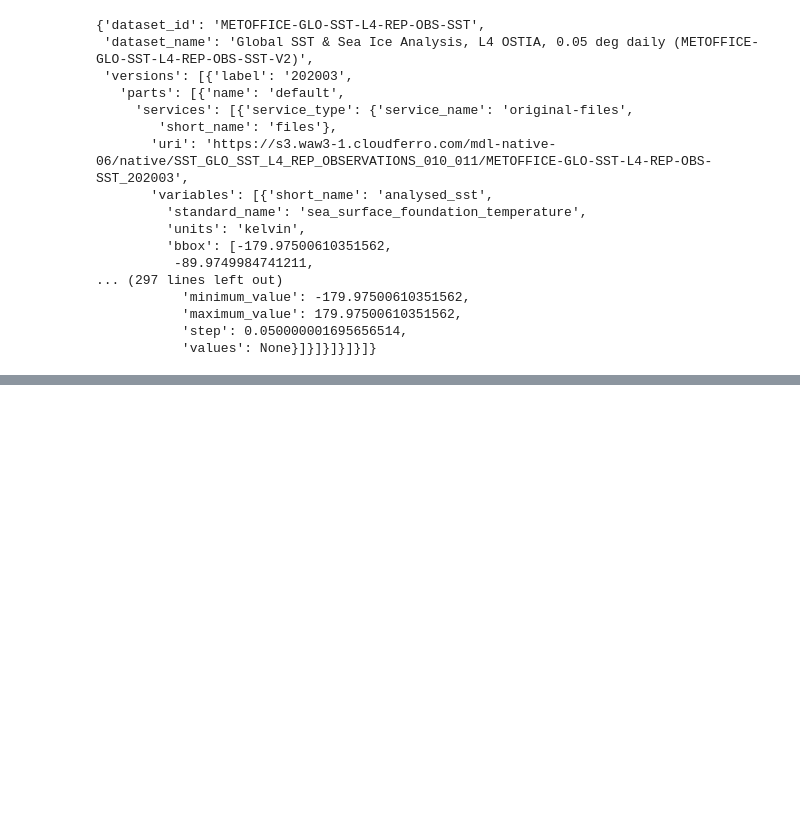
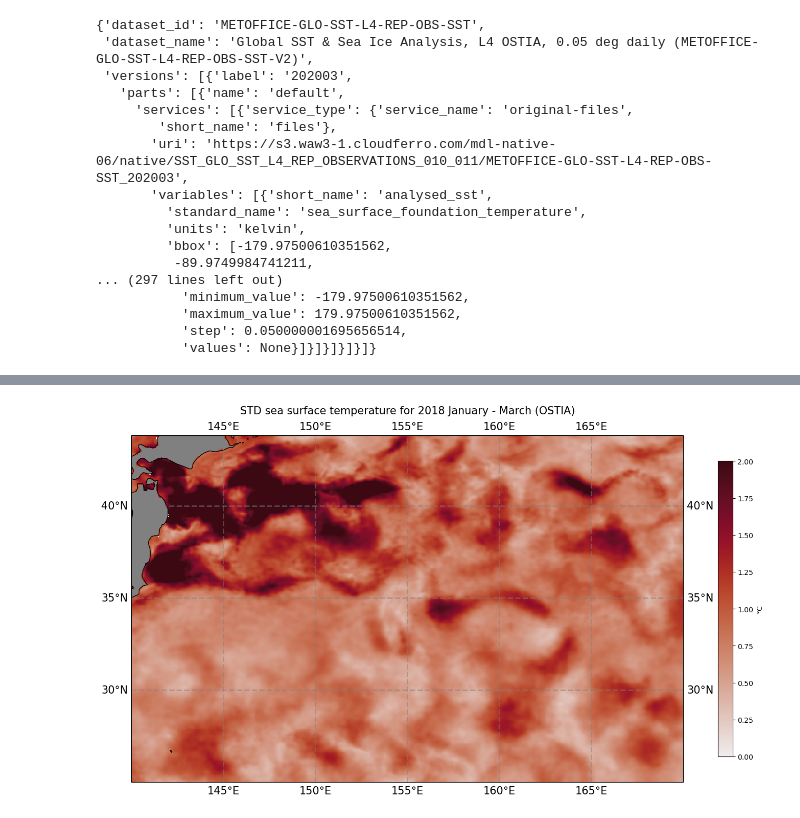
Before and after one commit to edito-model-lab/2024-10_grenoble-edito-hackathon, a Jupyter notebook: project-results/ORCA36/read_dataset.ipynb, the cells around one changed output, grey strips where cells are left out. Cells and saved outputs as stored; diff of their text form; code cells hidden in the pictures; blank space fills up the shorter version.

```diff
--- a/project-results/ORCA36/read_dataset.ipynb
+++ b/project-results/ORCA36/read_dataset.ipynb
@@ -101,0 +162,5 @@ meanstd=np.nanstd(sst,axis=0)
+# %%
+pf.map_mean_GS_obs(meanstd,lon[poslon[0]],lat[poslat[0]],domain[ireg],'STD sea surface temperature for 2018 January - March (OSTIA)', '°C', 0, 2, cmocean.cm.amp,"OSTIA_STD_SST_KU_20180101-20180331.png")
+pf.map_mean_GS_obs(meanstd,lon[poslon[0]],lat[poslat[0]],domain[ireg],'STD sea surface temperature for 2018 January - March (OSTIA)', '°C', 0, 2, cmocean.cm.amp,"OSTIA_STD_SST_KU_20180101-20180331.png")
+# %% [output]
+[figure, added]
```
Also changed, not shown: parts of 20 cells of this notebook, 14 other files.
